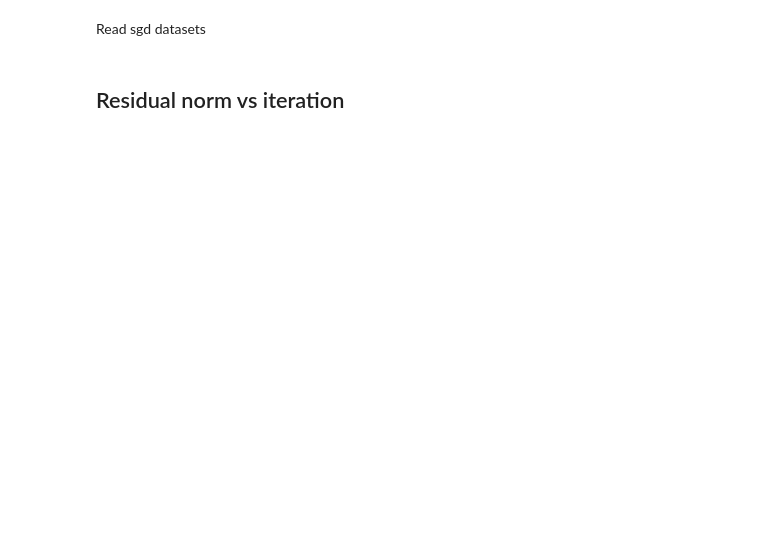
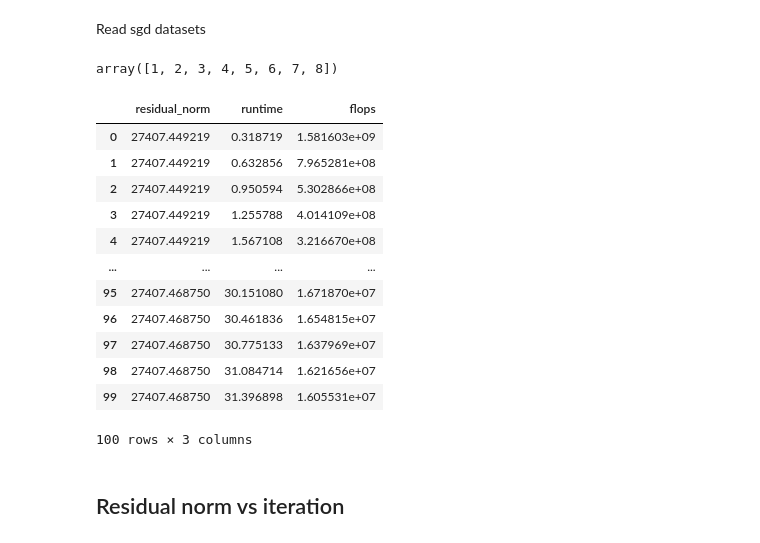
Before and after one commit to brandomagnani/HPC-Final-Project, a Jupyter notebook: analysis.ipynb, the cells around one changed output. Saved outputs shown, nothing was run; the diff lists cells and outputs as text; code cells hidden in the pictures; blank space fills up the shorter version.

```diff
--- a/analysis.ipynb
+++ b/analysis.ipynb
@@ -11,11 +11,29 @@ Read sgd datasets
 n_threads = 8
 thread_counts = np.arange(1, n_threads+1)
 # thread_counts = 2**np.arange(6, dtype=int)
-
-dfs = {
-    '{}_threads'.format(i) : pd.read_csv(path + 'output/{}_threads_sgd.csv'.format(i))
-    for i in thread_counts
-}
+thread_counts
+# %% [output]
+array([1, 2, 3, 4, 5, 6, 7, 8])
+# %%
+dfs = {
+    '{}_threads'.format(i) : pd.read_csv(path + 'output/{}_threads_sgd.csv'.format(i))
+    for i in thread_counts
+}
+dfs['8_threads']
+# %% [output]
+|  | residual_norm | runtime | flops |
+| 0 | 27407.449219 | 0.318719 | 1.581603e+09 |
+| 1 | 27407.449219 | 0.632856 | 7.965281e+08 |
+| 2 | 27407.449219 | 0.950594 | 5.302866e+08 |
+| 3 | 27407.449219 | 1.255788 | 4.014109e+08 |
+| 4 | 27407.449219 | 1.567108 | 3.216670e+08 |
+| ... | ... | ... | ... |
+| 95 | 27407.468750 | 30.151080 | 1.671870e+07 |
+| 96 | 27407.468750 | 30.461836 | 1.654815e+07 |
+| 97 | 27407.468750 | 30.775133 | 1.637969e+07 |
+| 98 | 27407.468750 | 31.084714 | 1.621656e+07 |
+| 99 | 27407.468750 | 31.396898 | 1.605531e+07 |
+100 rows × 3 columns
 # %% [markdown]
 ## Residual norm vs iteration
 # %%
```
Also changed, not shown: parts of 3 cells of this notebook, 4 other files.
